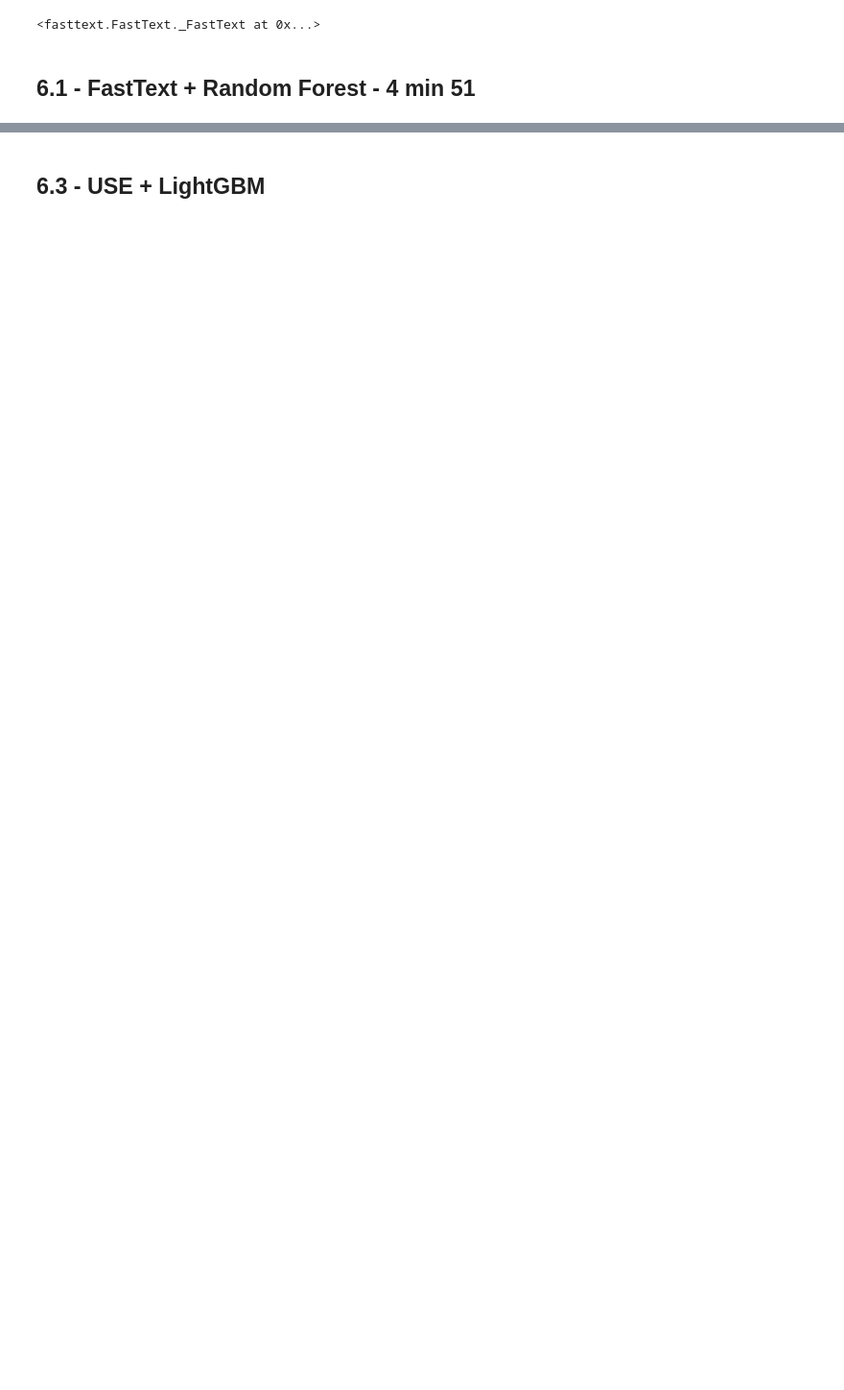
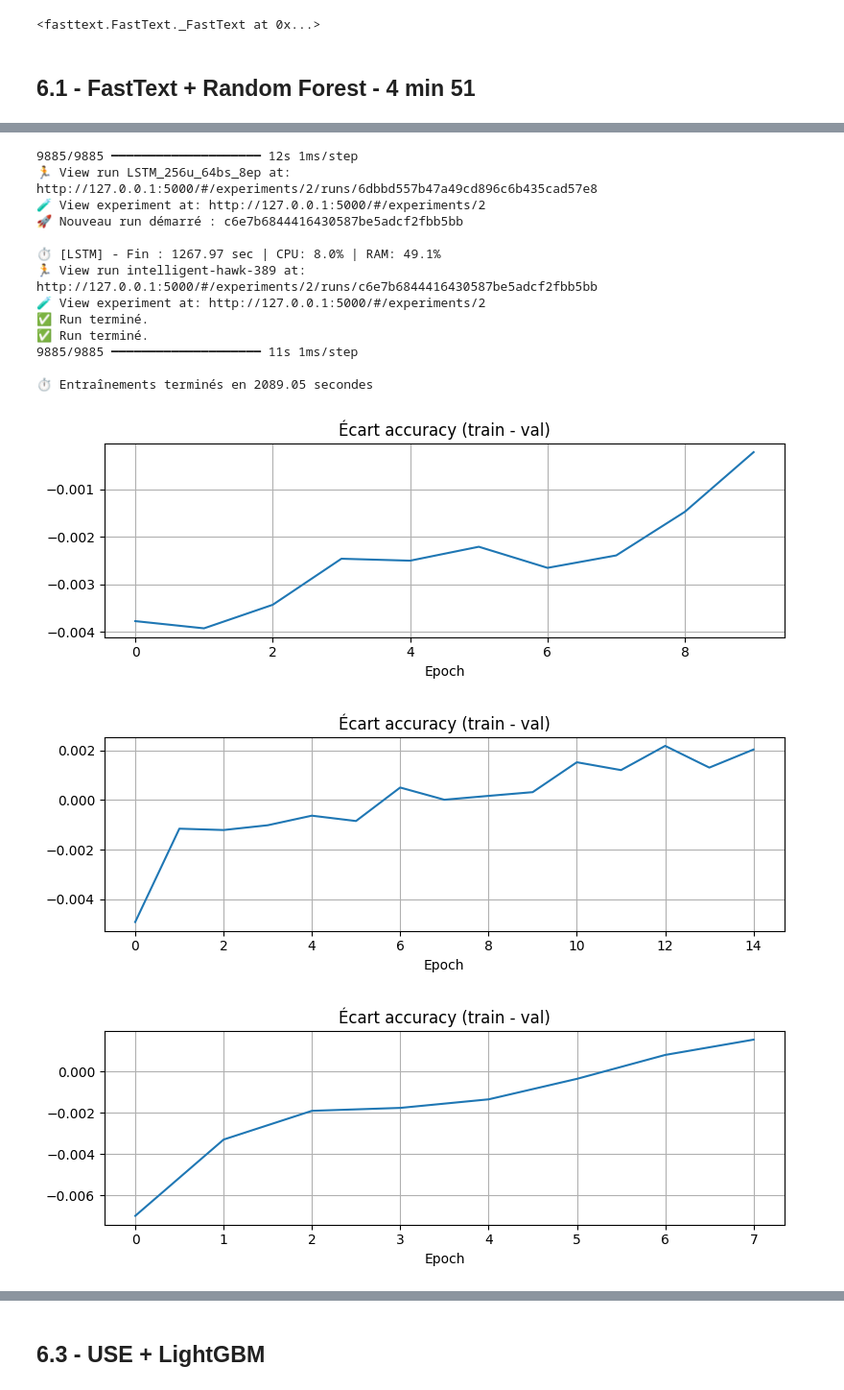
Before and after one commit to Arnaud66170/P7_sentiment_MLOps, a Jupyter notebook: notebooks/P7_main_notebook.ipynb, the cells around one changed output, grey strips where cells are left out. Shown at 96% size. Saved outputs shown, nothing was run; the diff lists cells and outputs as text; code cells hidden in the pictures; blank space fills up the shorter version.

```diff
--- a/notebooks/P7_main_notebook.ipynb
+++ b/notebooks/P7_main_notebook.ipynb
@@ -148,0 +185,17 @@ X_bow, X_tfidf, X_fasttext, X_use, y_use = dp.vectorize_and_save(
+# %%
+if os.path.exists(path_fasttext) and os.path.exists(path_cleaned):
+    print("✅ Chargement des fichiers prétraités :")
+    X_fasttext = joblib.load(path_fasttext)
+    tweets_cleaned = pd.read_pickle(path_cleaned)
+else:
+    print("🔄 Fichiers non trouvés. Exécution du prétraitement complet...")
+
+    # Nettoyage des tweets
+    tweets_cleaned = dp.preprocess_tweets_parallel(tweets_df, filename=path_cleaned)
+
+    # Vectorisation FastText uniquement
+    _, _, X_fasttext, _ = dp.vectorize_and_save(
+        X_text_full=tweets_cleaned['text'],
+        X_text_reduced=tweets_cleaned['text'],
+        fasttext_file=path_fasttext
+    )
@@ -201,0 +248,40 @@ WARNING:absl:Compiled the loaded model, but the compiled metrics have yet to be
+# %%
+# lstm_model, (X_ft_test_reshaped, y_ft_test), history = mt.train_lstm_model(X_fasttext, tweets_cleaned['label'])
+# lstm_model, (X_ft_test_reshaped, y_ft_test), history = mt.train_lstm_model(X_fasttext, tweets_cleaned['label'], force_retrain = True)
+import time
+start_total = time.time()
+# Liste des combinaisons d'hyperparamètres à tester
+
+lstm_experiments = [
+    {"lstm_units": 64, "dropout_rate": 0.5, "dense_units": 32, "batch_size": 128, "epochs": 10},
+    {"lstm_units": 128, "dropout_rate": 0.3, "dense_units": 64, "batch_size": 256, "epochs": 15},
+    {"lstm_units": 256, "dropout_rate": 0.4, "dense_units": 64, "batch_size": 64,  "epochs": 8},
+]
+
+# Stockage des résultats
+results_lstm = []
+
+for i, params in enumerate(lstm_experiments, 1):
+    print(f"\n🎬 Entraînement LSTM - Config {i} : {params}")
+
+    # Appel unique de la fonction, compatible avec ton style habituel
+    lstm_model, (X_ft_test_reshaped, y_ft_test), history = mt.train_lstm_model(
+        X_embeddings = X_fasttext,
+        y_labels=tweets_cleaned['label'],
+        force_retrain = True,
+        **params
+    )
+
+    y_pred_lstm = (lstm_model.predict(X_ft_test_reshaped) > 0.5).astype(int).flatten()
+    acc = accuracy_score(y_ft_test, y_pred_lstm)
+    f1 = f1_score(y_ft_test, y_pred_lstm)
+
+    results_lstm.append({
+        "config_id": f"config_{i}",
+        **params,
+        "accuracy": round(acc, 4),
+        "f1_score": round(f1, 4),
+        "history": history.history
+    })
+print(f"\n⏱️ Entraînements terminés en {round(time.time() - start_total, 2)} secondes")
+# %% [output]
@@ -201,0 +387,16 @@ WARNING:absl:Compiled the loaded model, but the compiled metrics have yet to be
+9885/9885 ━━━━━━━━━━━━━━━━━━━━ 12s 1ms/step
+🏃 View run LSTM_256u_64bs_8ep at: http://127.0.0.1:5000/#/experiments/2/runs/6dbbd557b47a49cd896c6b435cad57e8
+🧪 View experiment at: http://127.0.0.1:5000/#/experiments/2
+🚀 Nouveau run démarré : c6e7b6844416430587be5adcf2fbb5bb
+
+⏱️ [LSTM] - Fin : 1267.97 sec | CPU: 8.0% | RAM: 49.1%
+🏃 View run intelligent-hawk-389 at: http://127.0.0.1:5000/#/experiments/2/runs/c6e7b6844416430587be5adcf2fbb5bb
+🧪 View experiment at: http://127.0.0.1:5000/#/experiments/2
+✅ Run terminé.
+✅ Run terminé.
+9885/9885 ━━━━━━━━━━━━━━━━━━━━ 11s 1ms/step
+
+⏱️ Entraînements terminés en 2089.05 secondes
+[figure, added]
+[figure, added]
+[figure, added]
```
Also changed, not shown: parts of 27 cells of this notebook, 5 other files.
